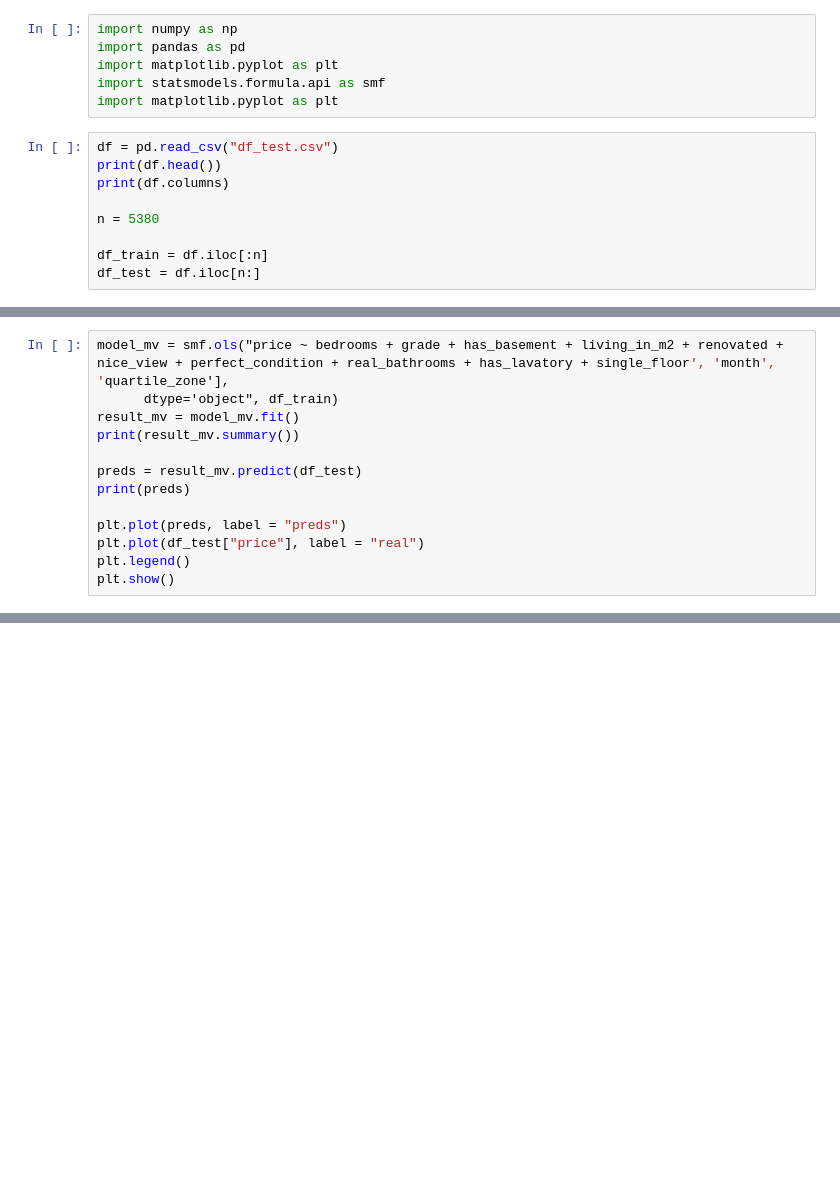
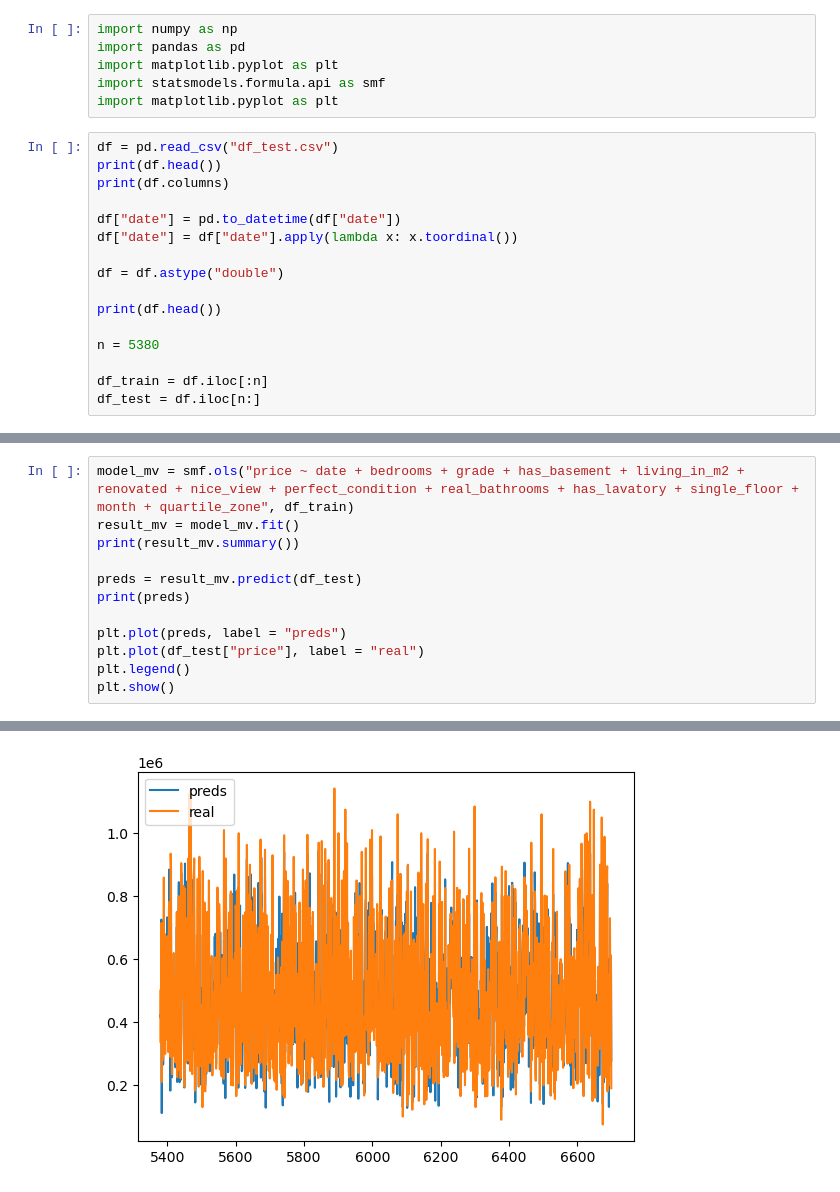
Before and after one commit to CANTSOAR/bitsctf, a Jupyter notebook: main.ipynb, the cells around one changed output, grey strips where cells are left out. Drawn from its saved outputs; the diff is of its cells as text; blank space fills up the shorter version.

```diff
--- a/main.ipynb
+++ b/main.ipynb
@@ -9,6 +9,13 @@ df = pd.read_csv("df_test.csv")
 print(df.head())
 print(df.columns)
 
+df["date"] = pd.to_datetime(df["date"])
+df["date"] = df["date"].apply(lambda x: x.toordinal())
+
+df = df.astype("double")
+
+print(df.head())
+
 n = 5380
 
 df_train = df.iloc[:n]
@@ -63,8 +70,7 @@ Covariance Type:            nonrobust
 Length: 1320, dtype: float64
 [figure]
 # %%
-model_mv = smf.ols("price ~ bedrooms + grade + has_basement + living_in_m2 + renovated + nice_view + perfect_condition + real_bathrooms + has_lavatory + single_floor', 'month', 'quartile_zone'],
-      dtype='object", df_train)
+model_mv = smf.ols("price ~ date + bedrooms + grade + has_basement + living_in_m2 + renovated + nice_view + perfect_condition + real_bathrooms + has_lavatory + single_floor + month + quartile_zone", df_train)
 result_mv = model_mv.fit()
 print(result_mv.summary())
 
@@ -75,3 +81,4 @@ plt.plot(preds, label = "preds")
 plt.plot(df_test["price"], label = "real")
 plt.legend()
 plt.show()
+# %% [output]
@@ -77,0 +102 @@ plt.show()
+[figure, added]
```
Also changed, not shown: parts of 3 cells of this notebook.
